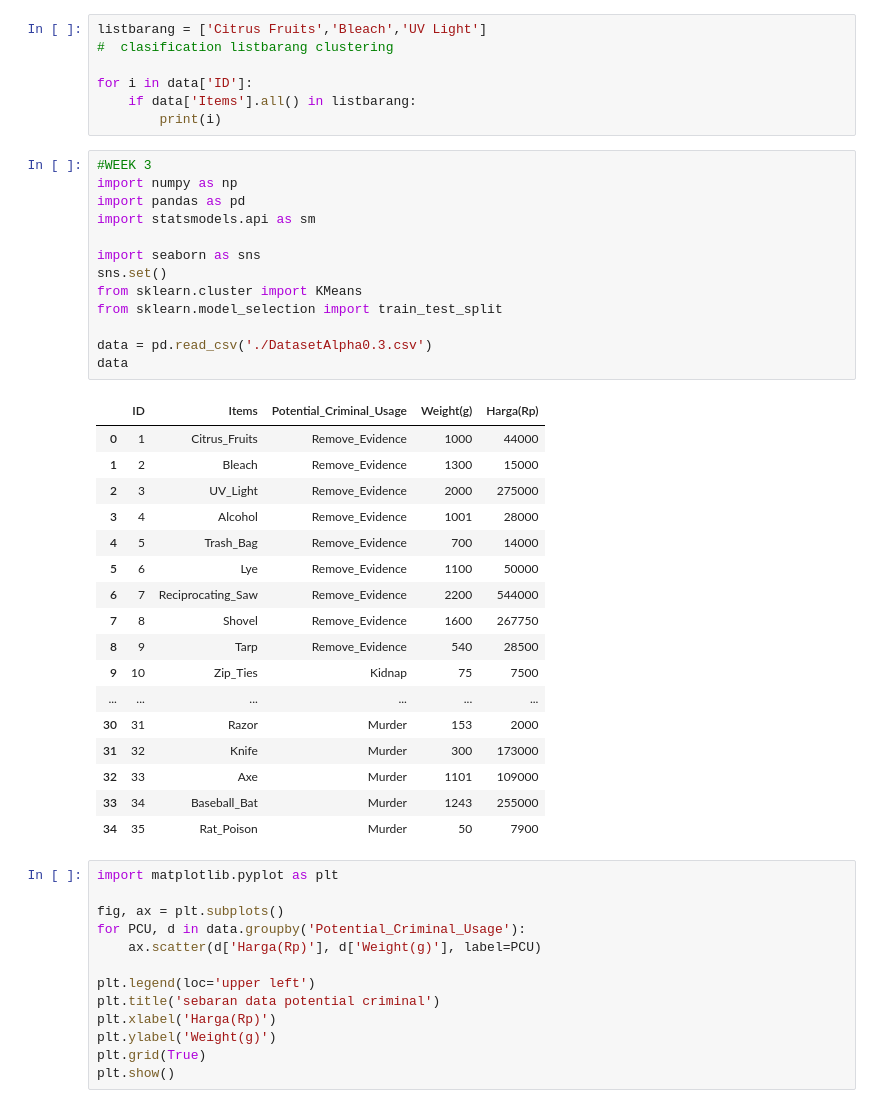
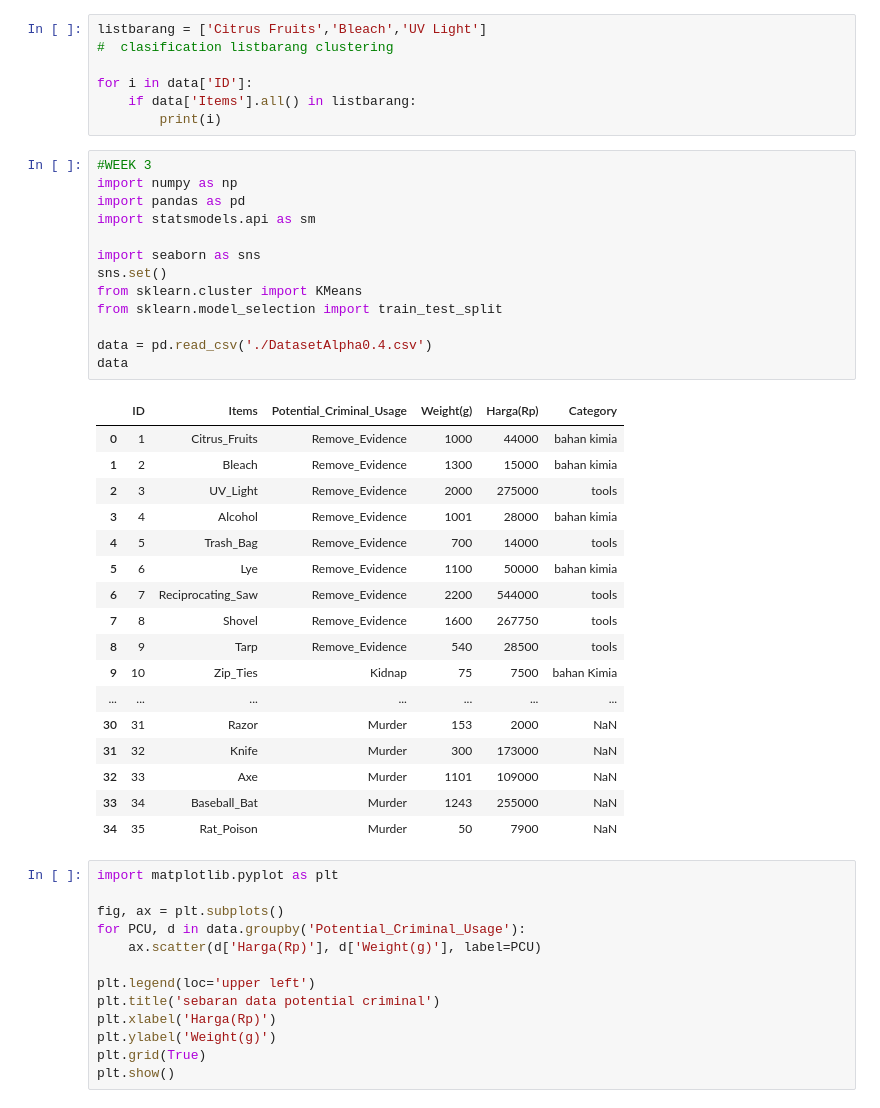
Before and after one commit to TioHalu/suspicious-item-detection, a Jupyter notebook: main.ipynb, the cells around one changed output. Drawn from its saved outputs; the diff is of its cells as text.

```diff
--- a/main.ipynb
+++ b/main.ipynb
@@ -322,34 +322,34 @@ for i in data['ID']:
 # %%
 #WEEK 3
 import numpy as np
 import pandas as pd
 import statsmodels.api as sm
 
 import seaborn as sns
 sns.set()
 from sklearn.cluster import KMeans
 from sklearn.model_selection import train_test_split
 
-data = pd.read_csv('./DatasetAlpha0.3.csv')
+data = pd.read_csv('./DatasetAlpha0.4.csv')
 data
 # %% [output]
-|  | ID | Items | Potential_Criminal_Usage | Weight(g) | Harga(Rp) |
-| 0 | 1 | Citrus_Fruits | Remove_Evidence | 1000 | 44000 |
-| 1 | 2 | Bleach | Remove_Evidence | 1300 | 15000 |
-| 2 | 3 | UV_Light | Remove_Evidence | 2000 | 275000 |
-| 3 | 4 | Alcohol | Remove_Evidence | 1001 | 28000 |
-| 4 | 5 | Trash_Bag | Remove_Evidence | 700 | 14000 |
-| 5 | 6 | Lye | Remove_Evidence | 1100 | 50000 |
-| 6 | 7 | Reciprocating_Saw | Remove_Evidence | 2200 | 544000 |
-| 7 | 8 | Shovel | Remove_Evidence | 1600 | 267750 |
-| 8 | 9 | Tarp | Remove_Evidence | 540 | 28500 |
-| 9 | 10 | Zip_Ties | Kidnap | 75 | 7500 |
-| ... | ... | ... | ... | ... | ... |
-| 30 | 31 | Razor | Murder | 153 | 2000 |
-| 31 | 32 | Knife | Murder | 300 | 173000 |
-| 32 | 33 | Axe | Murder | 1101 | 109000 |
-| 33 | 34 | Baseball_Bat | Murder | 1243 | 255000 |
-| 34 | 35 | Rat_Poison | Murder | 50 | 7900 |
+|  | ID | Items | Potential_Criminal_Usage | Weight(g) | Harga(Rp) | Category |
+| 0 | 1 | Citrus_Fruits | Remove_Evidence | 1000 | 44000 | bahan kimia |
+| 1 | 2 | Bleach | Remove_Evidence | 1300 | 15000 | bahan kimia |
+| 2 | 3 | UV_Light | Remove_Evidence | 2000 | 275000 | tools |
+| 3 | 4 | Alcohol | Remove_Evidence | 1001 | 28000 | bahan kimia |
+| 4 | 5 | Trash_Bag | Remove_Evidence | 700 | 14000 | tools |
+| 5 | 6 | Lye | Remove_Evidence | 1100 | 50000 | bahan kimia |
+| 6 | 7 | Reciprocating_Saw | Remove_Evidence | 2200 | 544000 | tools |
+| 7 | 8 | Shovel | Remove_Evidence | 1600 | 267750 | tools |
+| 8 | 9 | Tarp | Remove_Evidence | 540 | 28500 | tools |
+| 9 | 10 | Zip_Ties | Kidnap | 75 | 7500 | bahan Kimia |
+| ... | ... | ... | ... | ... | ... | ... |
+| 30 | 31 | Razor | Murder | 153 | 2000 | NaN |
+| 31 | 32 | Knife | Murder | 300 | 173000 | NaN |
+| 32 | 33 | Axe | Murder | 1101 | 109000 | NaN |
+| 33 | 34 | Baseball_Bat | Murder | 1243 | 255000 | NaN |
+| 34 | 35 | Rat_Poison | Murder | 50 | 7900 | NaN |
 # %%
 import matplotlib.pyplot as plt
 
```
Also changed, not shown: parts of 12 cells of this notebook, 3 other files.
